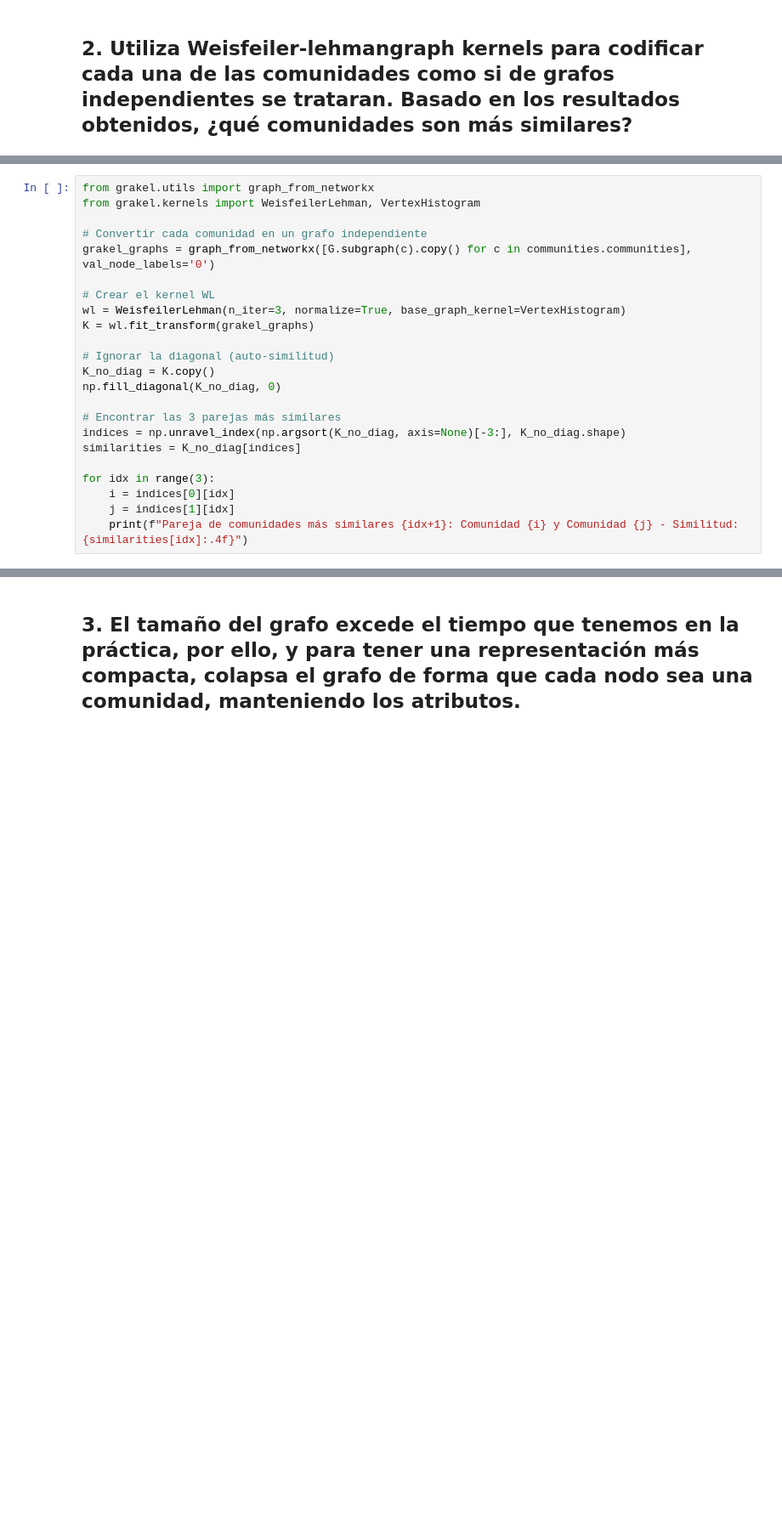
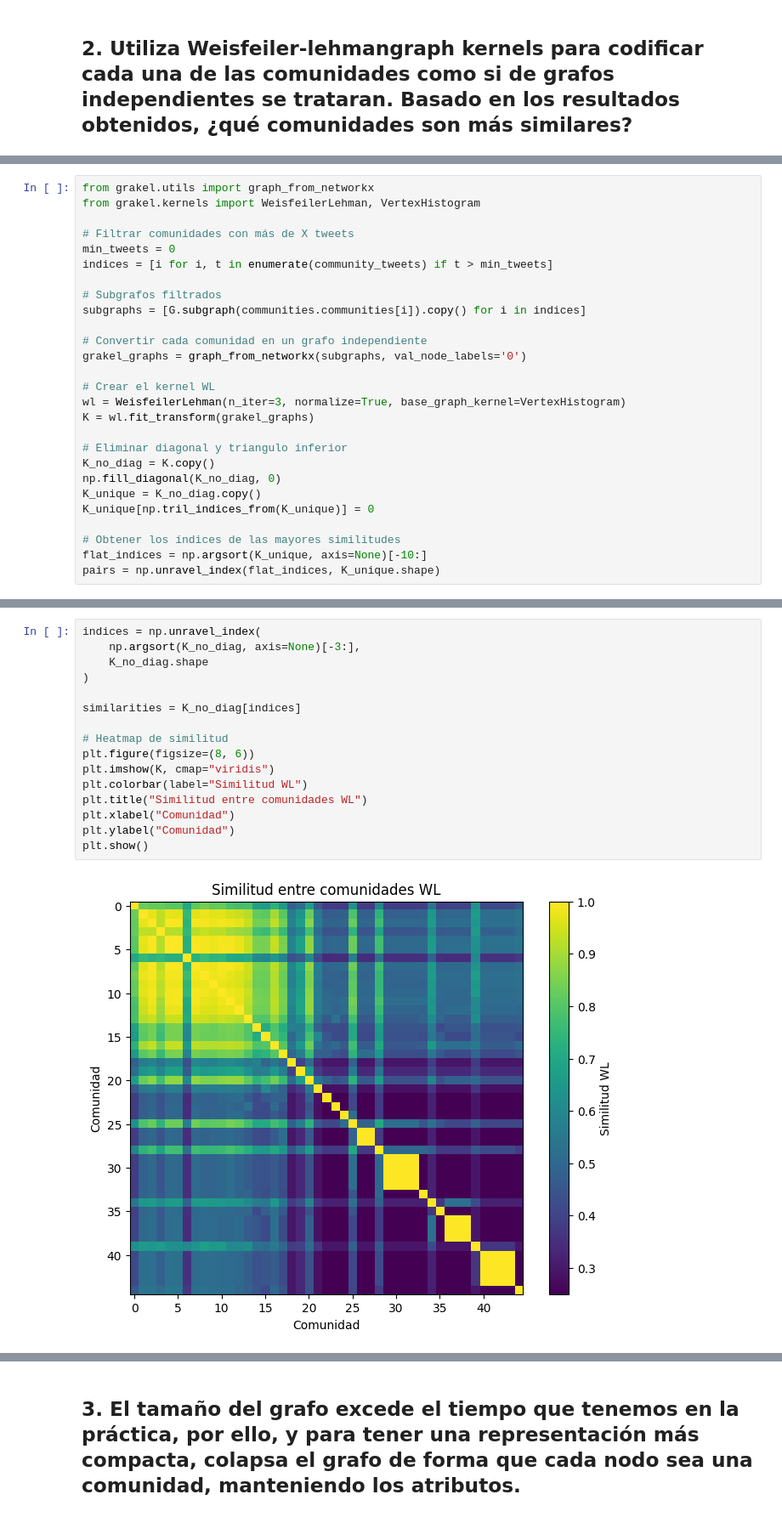
Before and after one commit to luciacuevascsv/analisis_redes_sociales, a Jupyter notebook: Practica I/practicaI.ipynb, the cells around one changed output, grey strips where cells are left out. Shown at 85% size. Cells and saved outputs as stored; diff of their text form; blank space fills up the shorter version.

```diff
--- a/Practica I/practicaI.ipynb
+++ b/Practica I/practicaI.ipynb
@@ -189,22 +202,26 @@ Requirement already satisfied: threadpoolctl>=3.1.0 in /usr/local/lib/python3.12
 from grakel.utils import graph_from_networkx
 from grakel.kernels import WeisfeilerLehman, VertexHistogram
 
+# Filtrar comunidades con más de X tweets
+min_tweets = 0
+indices = [i for i, t in enumerate(community_tweets) if t > min_tweets]
+
+# Subgrafos filtrados
+subgraphs = [G.subgraph(communities.communities[i]).copy() for i in indices]
+
 # Convertir cada comunidad en un grafo independiente
-grakel_graphs = graph_from_networkx([G.subgraph(c).copy() for c in communities.communities], val_node_labels='0')
+grakel_graphs = graph_from_networkx(subgraphs, val_node_labels='0')
 
 # Crear el kernel WL
 wl = WeisfeilerLehman(n_iter=3, normalize=True, base_graph_kernel=VertexHistogram)
 K = wl.fit_transform(grakel_graphs)
 
-# Ignorar la diagonal (auto-similitud)
+# Eliminar diagonal y triangulo inferior
 K_no_diag = K.copy()
 np.fill_diagonal(K_no_diag, 0)
+K_unique = K_no_diag.copy()
+K_unique[np.tril_indices_from(K_unique)] = 0
 
-# Encontrar las 3 parejas más similares
-indices = np.unravel_index(np.argsort(K_no_diag, axis=None)[-3:], K_no_diag.shape)
-similarities = K_no_diag[indices]
-
-for idx in range(3):
-    i = indices[0][idx]
-    j = indices[1][idx]
-    print(f"Pareja de comunidades más similares {idx+1}: Comunidad {i} y Comunidad {j} - Similitud: {similarities[idx]:.4f}")
+# Obtener los índices de las mayores similitudes
+flat_indices = np.argsort(K_unique, axis=None)[-10:]
+pairs = np.unravel_index(flat_indices, K_unique.shape)
@@ -212,0 +228,18 @@ ImportError: cannot import name 'ComplexWarning' from 'numpy' (/usr/local/lib/py
+# %%
+indices = np.unravel_index(
+    np.argsort(K_no_diag, axis=None)[-3:],
+    K_no_diag.shape
+)
+
+similarities = K_no_diag[indices]
+
+# Heatmap de similitud
+plt.figure(figsize=(8, 6))
+plt.imshow(K, cmap="viridis")
+plt.colorbar(label="Similitud WL")
+plt.title("Similitud entre comunidades WL")
+plt.xlabel("Comunidad")
+plt.ylabel("Comunidad")
+plt.show()
+# %% [output]
+[figure, added]
```
Also changed, not shown: parts of 15 cells of this notebook.
